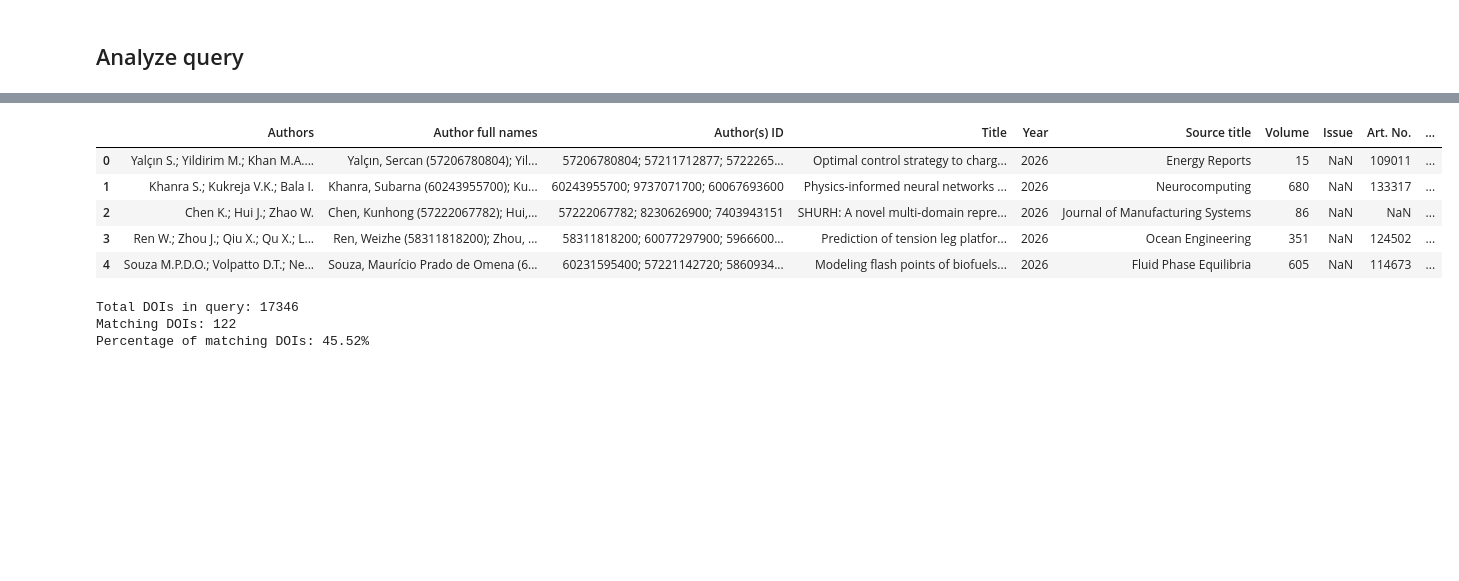
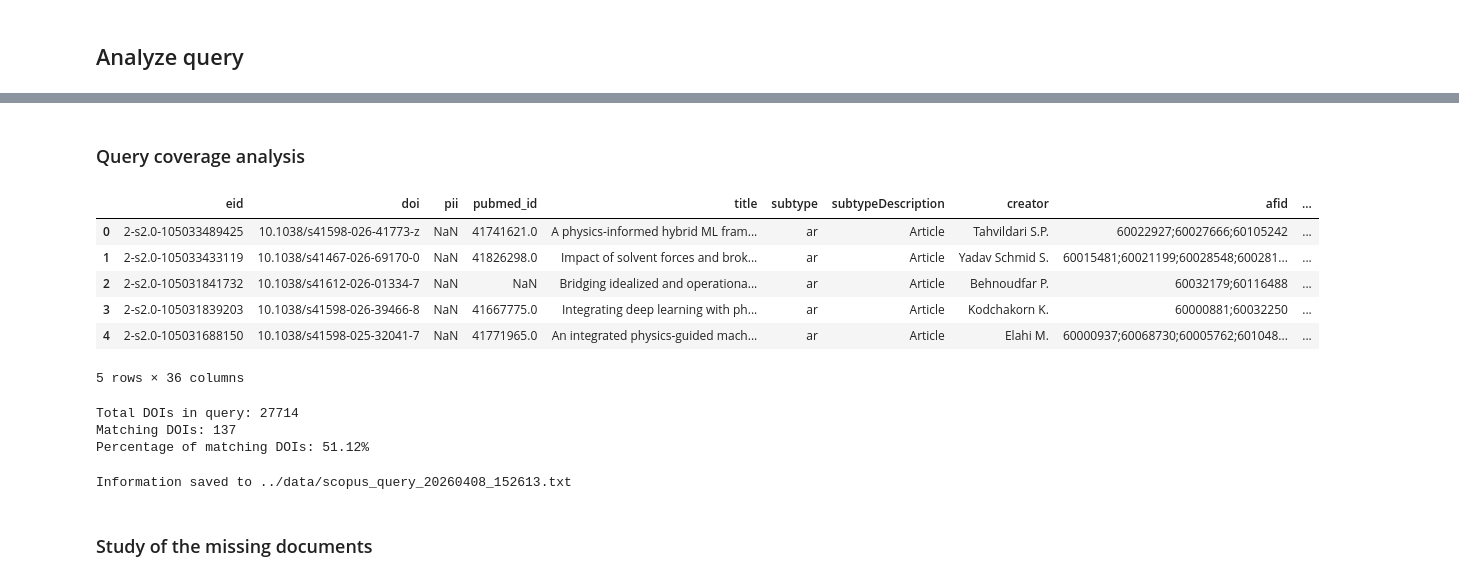
Before and after one commit to jpfutalef/MateReview, a Jupyter notebook: notebooks/00 query.ipynb, the cells around one changed output, grey strips where cells are left out. Saved outputs shown, nothing was run; the diff lists cells and outputs as text; code cells hidden in the pictures; blank space fills up the shorter version.

Commit message:
Work on query analysis and pre-screening

```diff
--- a/notebooks/00 query.ipynb
+++ b/notebooks/00 query.ipynb
@@ -132,24 +150,41 @@ df.to_csv("../data/baselines/merged_metadata.csv", index=False)
+# %% [markdown]
+### Query coverage analysis
 # %%
-query_file = "../data/REV1-SCOPUS-9/export.csv"
+query_file = "../data/scopus_query_20260408_152613.csv"
 query_df = pd.read_csv(query_file, encoding="utf-8", header=0)
 query_df.head()
 # %% [output]
-|  | Authors | Author full names | Author(s) ID | Title | Year | Source title | Volume | Issue | Art. No. | ... |
-| 0 | Yalçın S.; Yildirim M.; Khan M.A.... | Yalçın, Sercan (57206780804); Yil... | 57206780804; 57211712877; 5722265... | Optimal control strategy to charg... | 2026 | Energy Reports | 15 | NaN | 109011 | ... |
-| 1 | Khanra S.; Kukreja V.K.; Bala I. | Khanra, Subarna (60243955700); Ku... | 60243955700; 9737071700; 60067693600 | Physics-informed neural networks ... | 2026 | Neurocomputing | 680 | NaN | 133317 | ... |
-| 2 | Chen K.; Hui J.; Zhao W. | Chen, Kunhong (57222067782); Hui,... | 57222067782; 8230626900; 7403943151 | SHURH: A novel multi-domain repre... | 2026 | Journal of Manufacturing Systems | 86 | NaN | NaN | ... |
-| 3 | Ren W.; Zhou J.; Qiu X.; Qu X.; L... | Ren, Weizhe (58311818200); Zhou, ... | 58311818200; 60077297900; 5966600... | Prediction of tension leg platfor... | 2026 | Ocean Engineering | 351 | NaN | 124502 | ... |
-| 4 | Souza M.P.D.O.; Volpatto D.T.; Ne... | Souza, Maurício Prado de Omena (6... | 60231595400; 57221142720; 5860934... | Modeling flash points of biofuels... | 2026 | Fluid Phase Equilibria | 605 | NaN | 114673 | ... |
+|  | eid | doi | pii | pubmed_id | title | subtype | subtypeDescription | creator | afid | ... |
+| 0 | 2-s2.0-105033489425 | 10.1038/s41598-026-41773-z | NaN | 41741621.0 | A physics-informed hybrid ML fram... | ar | Article | Tahvildari S.P. | 60022927;60027666;60105242 | ... |
+| 1 | 2-s2.0-105033433119 | 10.1038/s41467-026-69170-0 | NaN | 41826298.0 | Impact of solvent forces and brok... | ar | Article | Yadav Schmid S. | 60015481;60021199;60028548;600281... | ... |
+| 2 | 2-s2.0-105031841732 | 10.1038/s41612-026-01334-7 | NaN | NaN | Bridging idealized and operationa... | ar | Article | Behnoudfar P. | 60032179;60116488 | ... |
+| 3 | 2-s2.0-105031839203 | 10.1038/s41598-026-39466-8 | NaN | 41667775.0 | Integrating deep learning with ph... | ar | Article | Kodchakorn K. | 60000881;60032250 | ... |
+| 4 | 2-s2.0-105031688150 | 10.1038/s41598-025-32041-7 | NaN | 41771965.0 | An integrated physics-guided mach... | ar | Article | Elahi M. | 60000937;60068730;60005762;601048... | ... |
+5 rows × 36 columns
 # %%
 # Compute percentage of DOIs in query_df that are in ref_doi
-query_doi = query_df["DOI"]
-matching_doi = set(query_doi) & ref_doi
-print(f"Total DOIs in query: {len(query_doi)}")
-print(f"Matching DOIs: {len(matching_doi)}")
-print(f"Percentage of matching DOIs: {len(matching_doi) / len(ref_doi) * 100:.2f}%")
+query_doi = set(query_df["doi"])    # the dois in the query
+matching_doi = query_doi & ref_doi  # the dois that are in both the query and the reference
+
+info = f"""
+Total DOIs in query: {len(query_doi)}
+Matching DOIs: {len(matching_doi)}
+Percentage of matching DOIs: {len(matching_doi) / len(ref_doi) * 100:.2f}%
+"""
+
+print(info)
 # %% [output]
-Total DOIs in query: 17346
-Matching DOIs: 122
-Percentage of matching DOIs: 45.52%
+Total DOIs in query: 27714
+Matching DOIs: 137
+Percentage of matching DOIs: 51.12%
+# %%
+# Save info at the end of the query text file
+info_filepath = query_file.replace(".csv", ".txt")
+with open(info_filepath, "a", encoding="utf-8") as f:
+    f.write(info)
+
+print(f"Information saved to {info_filepath}")
+# %% [output]
+Information saved to ../data/scopus_query_20260408_152613.txt
 # %%
 # Get the titles of the matching DOIs and not matching DOIs
@@ -183,0 +223,2 @@ with open(path_missing, "w", encoding="utf-8") as f:
+# %% [markdown]
+### Study of the missing documents
```
Also changed, not shown: parts of 18 cells of this notebook, 1 other file.
